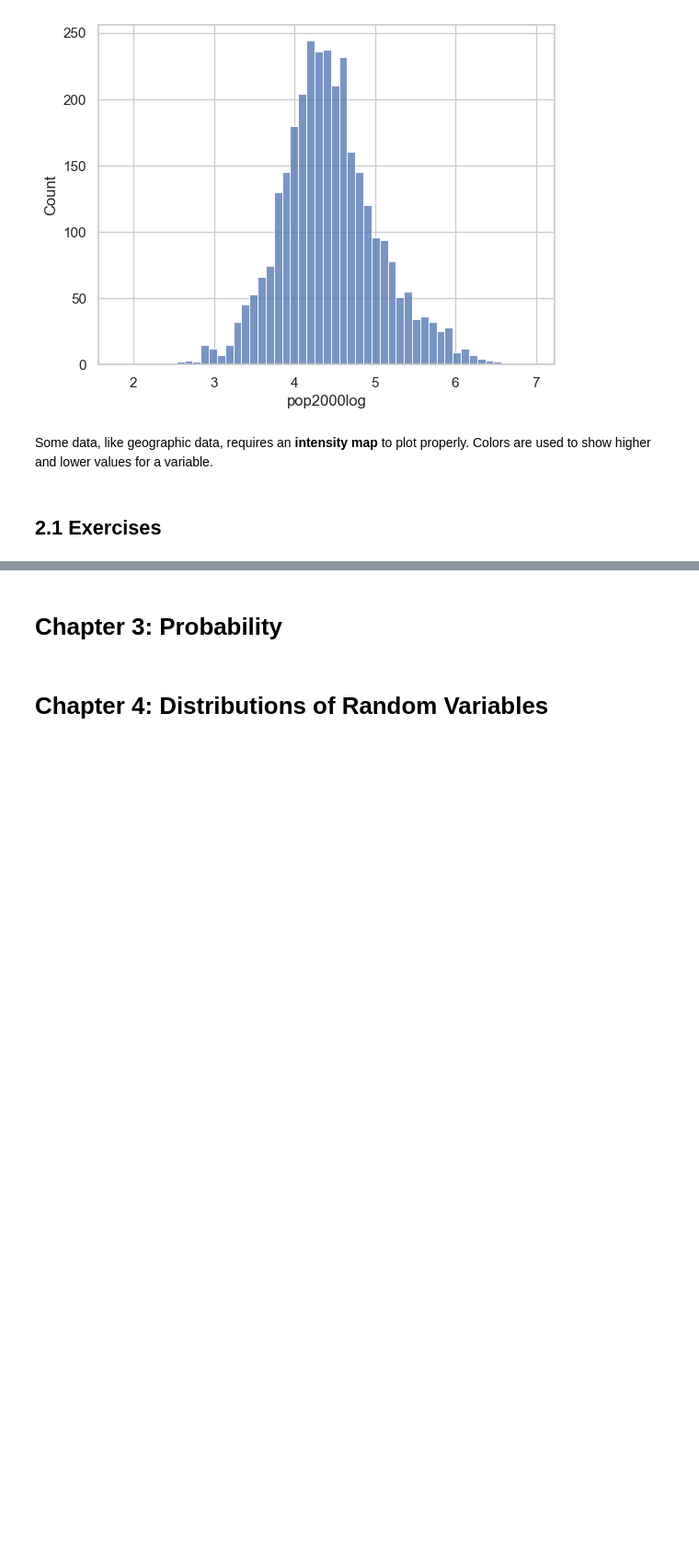
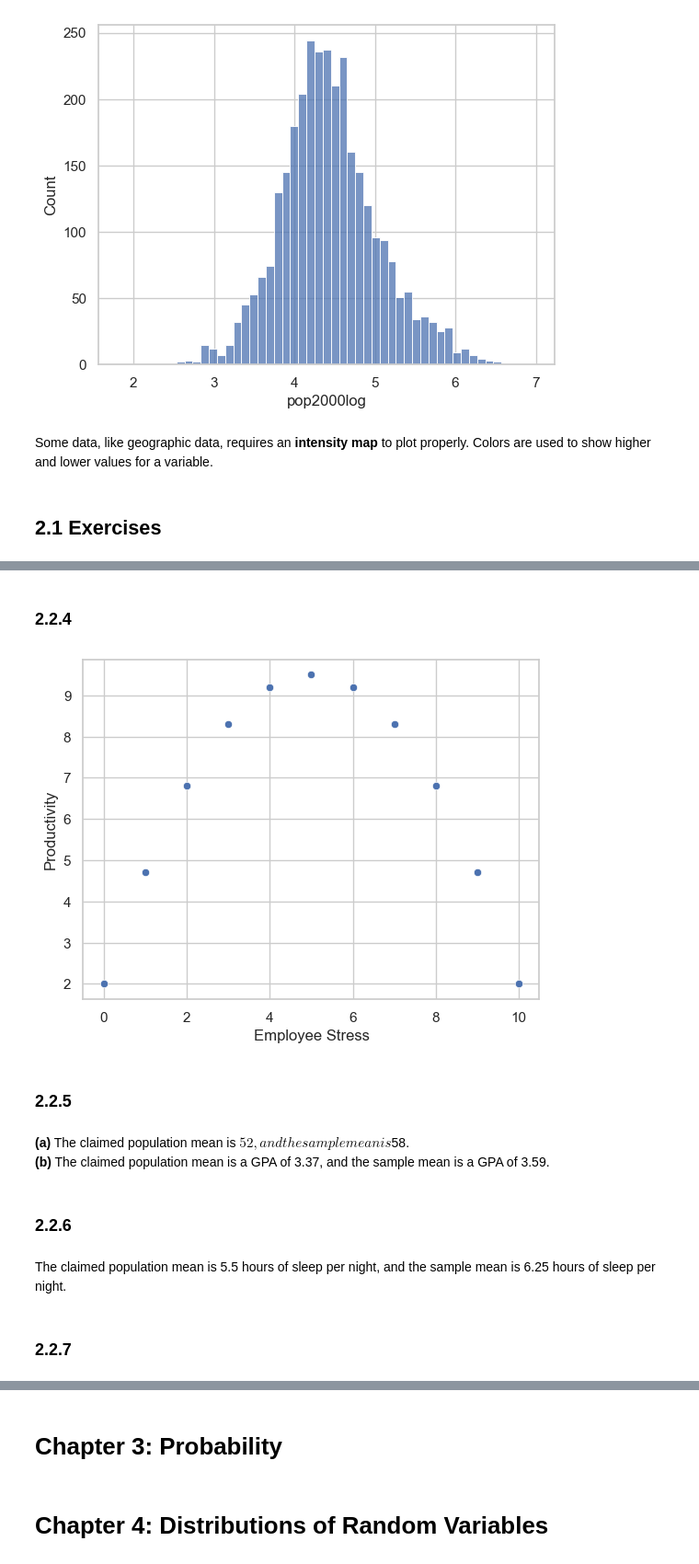
Before and after one commit to zdravoj/data-science-foundations, a Jupyter notebook: OpenIntro_Statistics/chs_1to4.ipynb, the cells around one changed output, grey strips where cells are left out. Shown at 92% size. Cells and saved outputs as stored; diff of their text form; code cells hidden in the pictures; blank space fills up the shorter version.

```diff
--- a/OpenIntro_Statistics/chs_1to4.ipynb
+++ b/OpenIntro_Statistics/chs_1to4.ipynb
@@ -720,0 +751,27 @@ Some data, like geographic data, requires an **intensity map** to plot properly.
+# %% [markdown]
+### 2.2.4
+# %%
+# data
+t = np.linspace(0, 10, 11)
+p = -0.3*(t - 5)**2 + 9.5
+
+# plot
+sns.scatterplot(
+    x= t,
+    y= p
+)
+plt.xlabel('Employee Stress')
+plt.ylabel('Productivity');
+# %% [output]
+[figure, added]
+# %% [markdown]
+### 2.2.5
+# %% [markdown]
+**(a)** The claimed population mean is $52, and the sample mean is $58. <br>
+**(b)** The claimed population mean is a GPA of 3.37, and the sample mean is a GPA of 3.59.
+# %% [markdown]
+### 2.2.6
+# %% [markdown]
+The claimed population mean is 5.5 hours of sleep per night, and the sample mean is 6.25 hours of sleep per night.
+# %% [markdown]
+### 2.2.7
```
Also changed, not shown: parts of 11 cells of this notebook.
